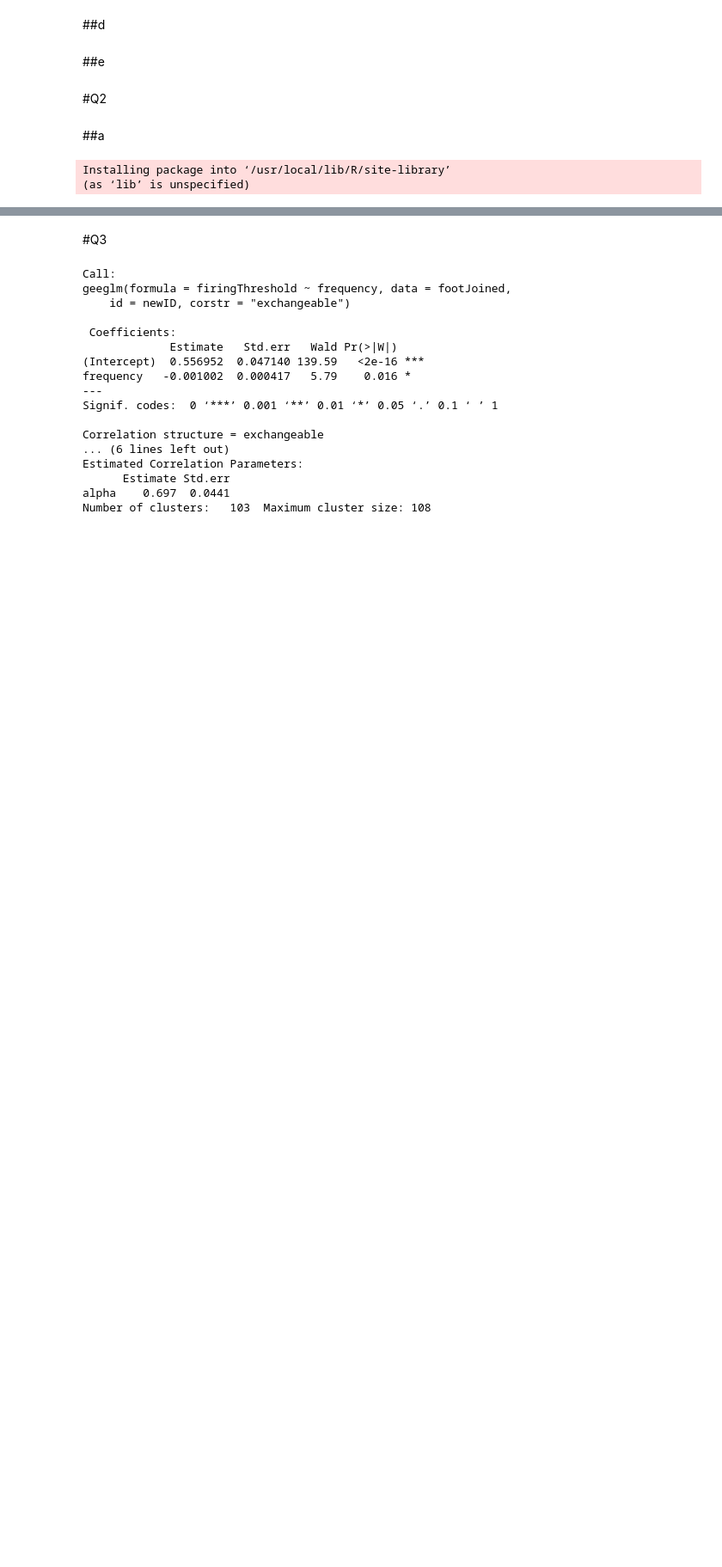
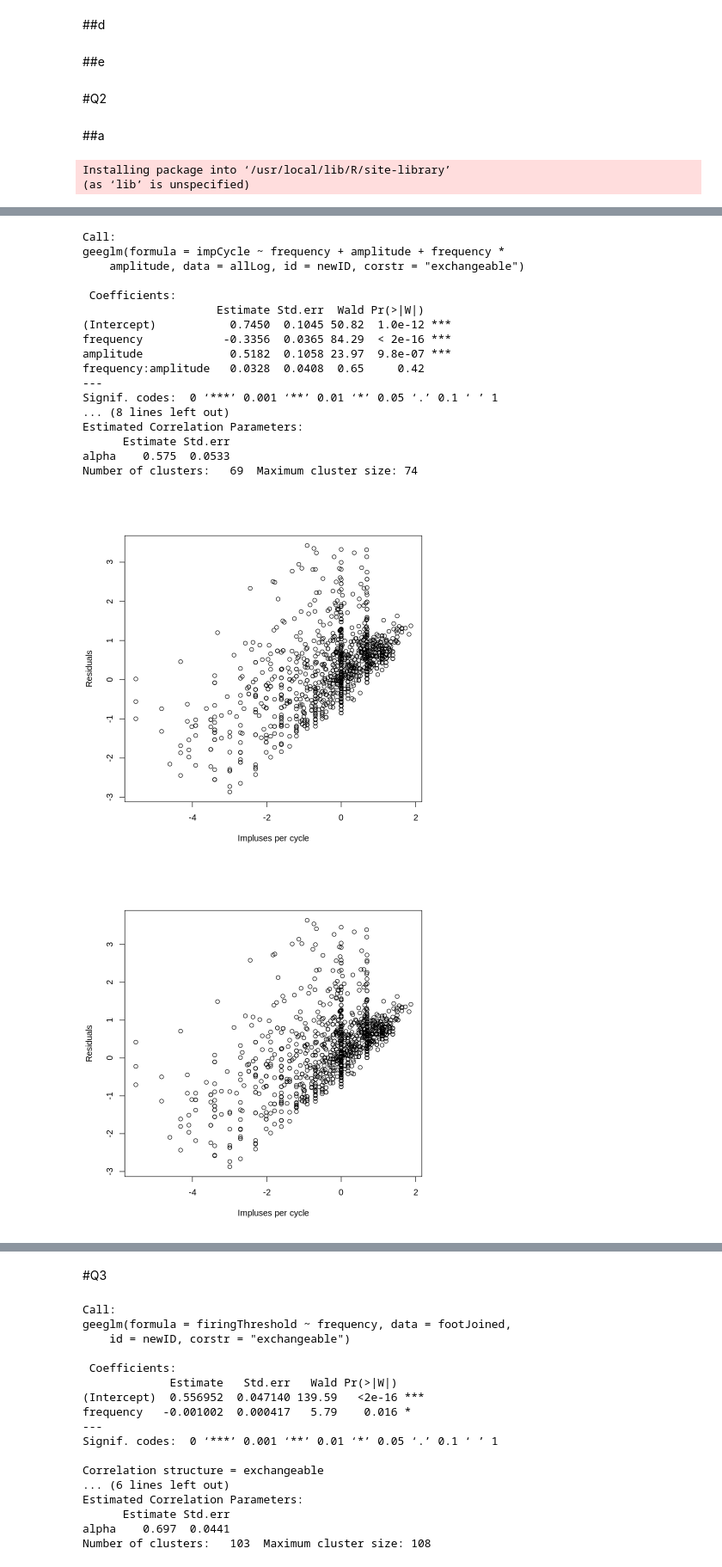
Before and after one commit to havaledar/6200, a Jupyter notebook: A2.ipynb, the cells around one changed output, grey strips where cells are left out. Shown at 86% size. Cells and saved outputs as stored; diff of their text form; code cells hidden in the pictures; blank space fills up the shorter version.

```diff
--- a/A2.ipynb
+++ b/A2.ipynb
@@ -480,0 +456,22 @@ Number of clusters:   103  Maximum cluster size: 108
+# %%
+allLog <- footJoined[, c("impCycle", "frequency", "amplitude", "newID")]
+allLog$impCycle <- log(allLog$impCycle)
+allLog$frequency <- log(allLog$frequency)
+allLog$amplitude <- log(allLog$amplitude)
+allLog<-allLog[!(allLog$impCycle=="-Inf" | allLog$frequency=="-Inf" | allLog$amplitude=="-Inf"),]
+# %%
+thirdMain <- geeglm(impCycle ~ frequency+amplitude,
+               data = allLog,
+               id=newID,
+               corstr = "exchangeable")
+
+thirdSecond <- geeglm(impCycle ~ frequency+amplitude+frequency*amplitude,
+               data = allLog,
+               id=newID,
+               corstr = "exchangeable")
+summary(thirdMain)
+plot(allLog$impCycle, resid(thirdMain), ylab="Residuals", xlab="Impluses per cycle")
+
+summary(thirdSecond)
+plot(allLog$impCycle, resid(thirdSecond), ylab="Residuals", xlab="Impluses per cycle")
+# %% [output]
@@ -481,2 +495,21 @@ Number of clusters:   103  Maximum cluster size: 108
+Call:
+geeglm(formula = impCycle ~ frequency + amplitude + frequency *
+    amplitude, data = allLog, id = newID, corstr = "exchangeable")
+
+ Coefficients:
+                    Estimate Std.err  Wald Pr(>|W|)
+(Intercept)           0.7450  0.1045 50.82  1.0e-12 ***
+frequency            -0.3356  0.0365 84.29  < 2e-16 ***
+amplitude             0.5182  0.1058 23.97  9.8e-07 ***
+frequency:amplitude   0.0328  0.0408  0.65     0.42
+---
+Signif. codes:  0 ‘***’ 0.001 ‘**’ 0.01 ‘*’ 0.05 ‘.’ 0.1 ‘ ’ 1
+... (8 lines left out)
+Estimated Correlation Parameters:
+      Estimate Std.err
+alpha    0.575  0.0533
+Number of clusters:   69  Maximum cluster size: 74
+[figure, added]
+[figure, added]
 # %%
 testRes <- resid(test)
```
Also changed, not shown: parts of 7 cells of this notebook.
